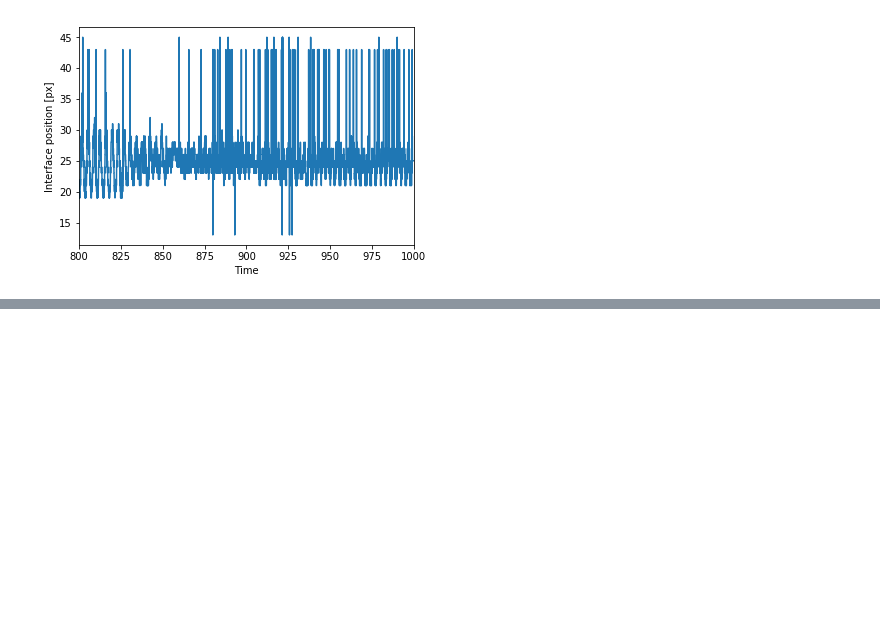
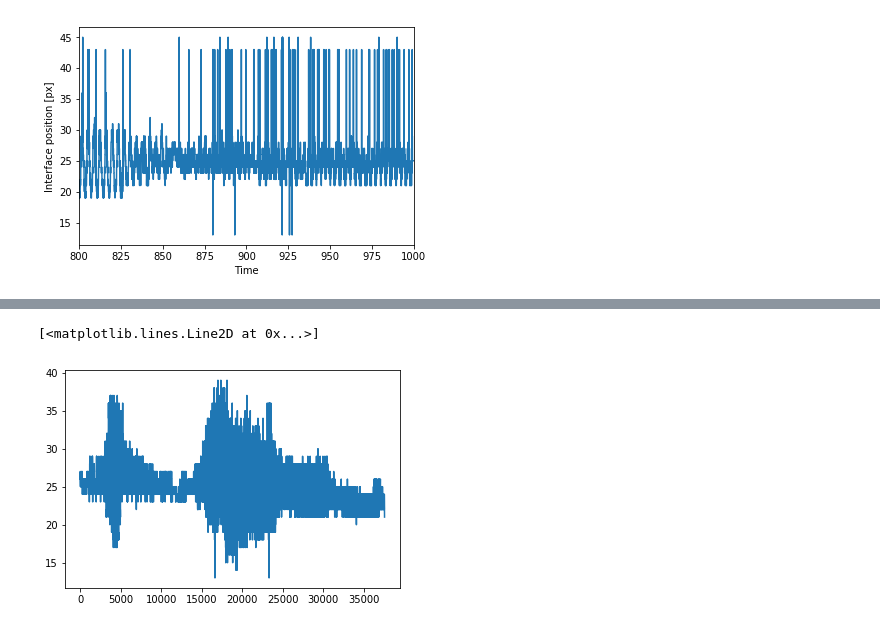
Before and after one commit to balintkaszas/boSchlieren, a Jupyter notebook: 0404.ipynb, the cells around one changed output, grey strips where cells are left out. Cells and saved outputs as stored; diff of their text form; code cells hidden in the pictures; blank space fills up the shorter version.

```diff
--- a/0404.ipynb
+++ b/0404.ipynb
@@ -5,6 +5,7 @@ frame # 320
 # %%
 import numpy as np
 import cv2
+framerate = 29.18
 # %%
 !cd "D:/Interfacial waves resonance videos/0404"
 # %% [markdown]
@@ -252,0 +257,6 @@ plt.plot(index[div], tr[div], 'o')
+# %%
+filteredAmplitudes = ampls.copy()
+for i in range(len(startpoints)):
+    section = ampls[startpoints[i] : endpoints[i]]
+    section = filterUntilSmooth(section)
+    filteredAmplitudes[startpoints[i] : endpoints[i]] = section
@@ -253,3 +281,8 @@ plt.plot(index[div], tr[div], 'o')
+# %%
+plt.plot(filteredAmplitudes)
+# %% [output]
+[<matplotlib.lines.Line2D at 0x...>]
+[figure, added]
 # %%
 filtered = tr.copy()
 filtered[index[div]] = filtered[index[div]-1]
```
Also changed, not shown: parts of 25 cells of this notebook.
